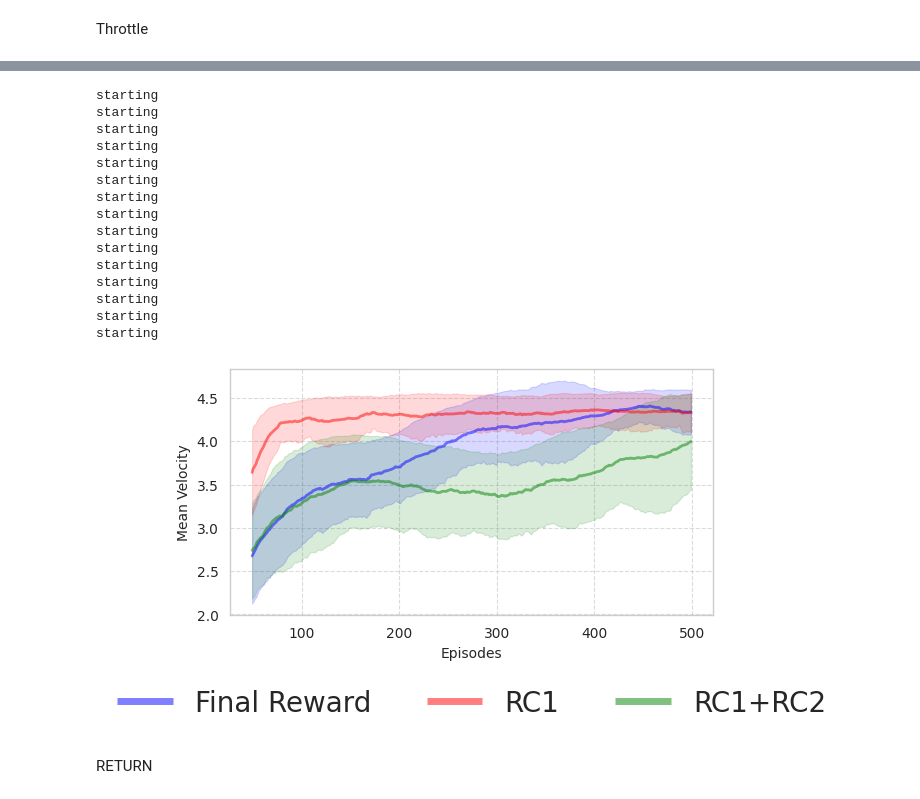
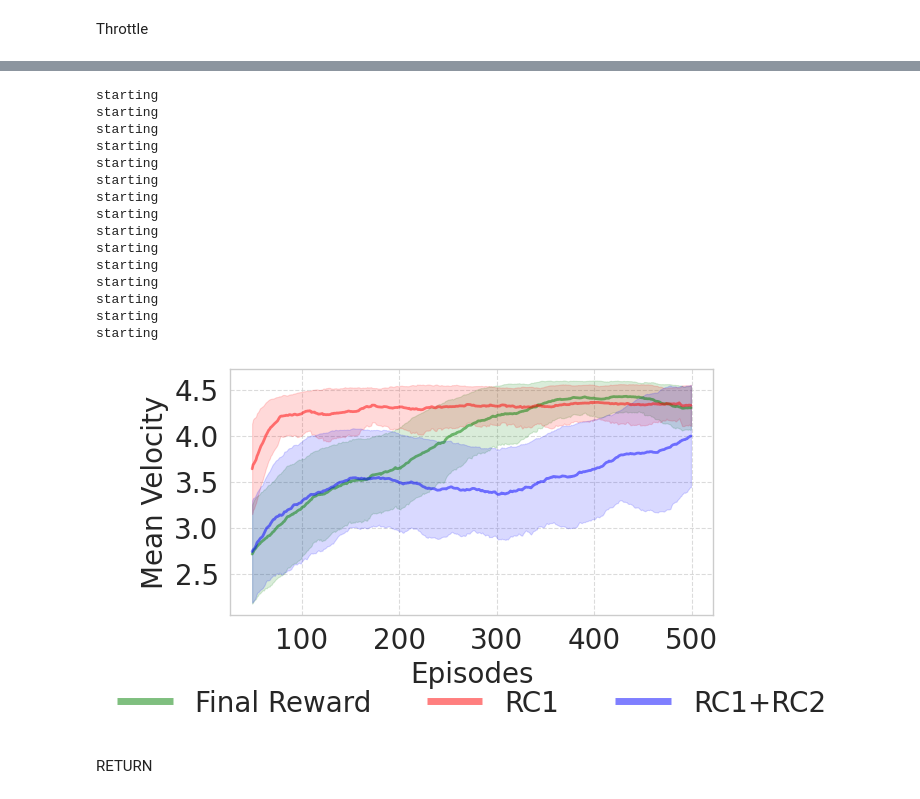
Before and after one commit to shilpa2301/QRSAC, a Jupyter notebook: debug_plots/debug_plots_combined.ipynb, the cells around one changed output, grey strips where cells are left out. Saved outputs shown, nothing was run; the diff lists cells and outputs as text; code cells hidden in the pictures.

```diff
--- a/debug_plots/debug_plots_combined.ipynb
+++ b/debug_plots/debug_plots_combined.ipynb
@@ -239,15 +239,15 @@ def generate_plot(means, stds, save_path=""):
     fig, ax = plt.subplots(figsize=(7,4))
     # fig, ax = plt.subplots(figsize=(11, 8))
 
-    plt.plot(qrsac_r1_xs, qrsac_r1_mean, c="b", label="Final Reward", linewidth=2, alpha=0.5)
+    plt.plot(qrsac_r1_xs, qrsac_r1_mean, c="g", label="Final Reward", linewidth=2, alpha=0.5)
     plt.plot(qrsac_r2_xs, qrsac_r2_mean, c="r", label="RC1", linewidth=2, alpha=0.5)
-    plt.plot(qrsac_r3_xs, qrsac_r3_mean, c="g", label="RC1+RC2", linewidth=2, alpha=0.5)
+    plt.plot(qrsac_r3_xs, qrsac_r3_mean, c="b", label="RC1+RC2", linewidth=2, alpha=0.5)
 
 
     plt.fill_between(qrsac_r1_xs,
                     qrsac_r1_mean - qrsac_r1_std,
                     qrsac_r1_mean + qrsac_r1_std,
-                    color="b", alpha=0.15)
+                    color="g", alpha=0.15)
     plt.fill_between(qrsac_r2_xs,
                     qrsac_r2_mean - qrsac_r2_std,
                     qrsac_r2_mean + qrsac_r2_std,
@@ -255,7 +255,7 @@ def generate_plot(means, stds, save_path=""):
     plt.fill_between(qrsac_r3_xs,
                     qrsac_r3_mean - qrsac_r3_std,
                     qrsac_r3_mean + qrsac_r3_std,
-                    color="g", alpha=0.15)
+                    color="b", alpha=0.15)
 
 
     leg = plt.legend(bbox_to_anchor=(0.5, -0.2), loc="upper center",
@@ -264,10 +264,10 @@ def generate_plot(means, stds, save_path=""):
     for line in leg.get_lines():
         line.set_linewidth(5.0)
         line.set_solid_capstyle('butt')
-    plt.yticks(fontsize=10)
-    plt.xticks(fontsize=10)
-    plt.xlabel("Episodes", fontsize=10)
-    plt.ylabel("Mean Throttle", fontsize=10)
+    plt.yticks(fontsize=20)
+    plt.xticks(fontsize=20)
+    plt.xlabel("Episodes", fontsize=20)
+    plt.ylabel("Mean Throttle", fontsize=20)
     plt.grid(True, linestyle='--', alpha=0.7)
     plt.tight_layout()
     plt.savefig(f"{save_path}.png", dpi=200)
@@ -403,15 +403,15 @@ def generate_plot(means, stds, save_path=""):
     fig, ax = plt.subplots(figsize=(7,4))
     # fig, ax = plt.subplots(figsize=(11, 8))
 
-    plt.plot(qrsac_r1_xs, qrsac_r1_mean, c="b", label="Final Reward", linewidth=2, alpha=0.5)
+    plt.plot(qrsac_r1_xs, qrsac_r1_mean, c="g", label="Final Reward", linewidth=2, alpha=0.5)
     plt.plot(qrsac_r2_xs, qrsac_r2_mean, c="r", label="RC1", linewidth=2, alpha=0.5)
-    plt.plot(qrsac_r3_xs, qrsac_r3_mean, c="g", label="RC1+RC2", linewidth=2, alpha=0.5)
+    plt.plot(qrsac_r3_xs, qrsac_r3_mean, c="b", label="RC1+RC2", linewidth=2, alpha=0.5)
 
 
     plt.fill_between(qrsac_r1_xs,
                     qrsac_r1_mean - qrsac_r1_std,
                     qrsac_r1_mean + qrsac_r1_std,
-                    color="b", alpha=0.15)
+                    color="g", alpha=0.15)
     plt.fill_between(qrsac_r2_xs,
                     qrsac_r2_mean - qrsac_r2_std,
                     qrsac_r2_mean + qrsac_r2_std,
@@ -419,7 +419,7 @@ def generate_plot(means, stds, save_path=""):
     plt.fill_between(qrsac_r3_xs,
                     qrsac_r3_mean - qrsac_r3_std,
                     qrsac_r3_mean + qrsac_r3_std,
-                    color="g", alpha=0.15)
+                    color="b", alpha=0.15)
 
     leg = plt.legend(bbox_to_anchor=(0.5, -0.2), loc="upper center",
                ncol=5, frameon=False, fancybox=False, shadow=False,
@@ -427,10 +427,10 @@ def generate_plot(means, stds, save_path=""):
     for line in leg.get_lines():
         line.set_linewidth(5.0)
         line.set_solid_capstyle('butt')
-    plt.yticks(fontsize=10)
-    plt.xticks(fontsize=10)
-    plt.xlabel("Episodes", fontsize=10)
-    plt.ylabel("Mean Velocity", fontsize=10)
+    plt.yticks(fontsize=20)
+    plt.xticks(fontsize=20)
+    plt.xlabel("Episodes", fontsize=20)
+    plt.ylabel("Mean Velocity", fontsize=20)
     plt.grid(True, linestyle='--', alpha=0.7)
     plt.tight_layout()
     plt.savefig(f"{save_path}.png", dpi=200)
@@ -468,34 +468,34 @@ for idx in range(1,6):
     log_num = str(idx)
     log_file_path = f"/home/smukh039/work/QRSAC/debug_logs_to_plot/generated_road/debug_{env_type}_{reward_type}_{log_num}.log"
     # log_file_path = f"/home/smukh039/work/QRSAC/debug_logs_to_plot/generated_track/debug_{env_type}_{reward_type}_{log_num}.log"
     returns_3.append(get_returns(reward_type, log_num, env_type, log_file_path)) #[:100])
 returns_r3_mean = np.mean(returns_3, axis=0)
 returns_r3_std = np.std(returns_3, axis=0)
 
 WIN_SIZE=50
 means_r1, stds_r1 = smoothen(returns_r1_mean, WIN_SIZE), smoothen(returns_r1_std, WIN_SIZE)
 means_r2, stds_r2 = smoothen(returns_r2_mean, WIN_SIZE), smoothen(returns_r2_std, WIN_SIZE)
 means_r3, stds_r3 = smoothen(returns_r3_mean, WIN_SIZE), smoothen(returns_r3_std, WIN_SIZE)
 # print(means_r3)
 means, stds = (means_r1, means_r2, means_r3), (stds_r1, stds_r2, stds_r3)
 generate_plot(means, stds, "result_plot")
 # %% [output]
 starting
 starting
 starting
 starting
 starting
 starting
 starting
 starting
 starting
 starting
 starting
 starting
 starting
 starting
 starting
-[figure, old version]
+[figure, new version]
 # %% [markdown]
 RETURN
 # %% [markdown]
```
Also changed, not shown: parts of 2 cells of this notebook, 5 other files.
